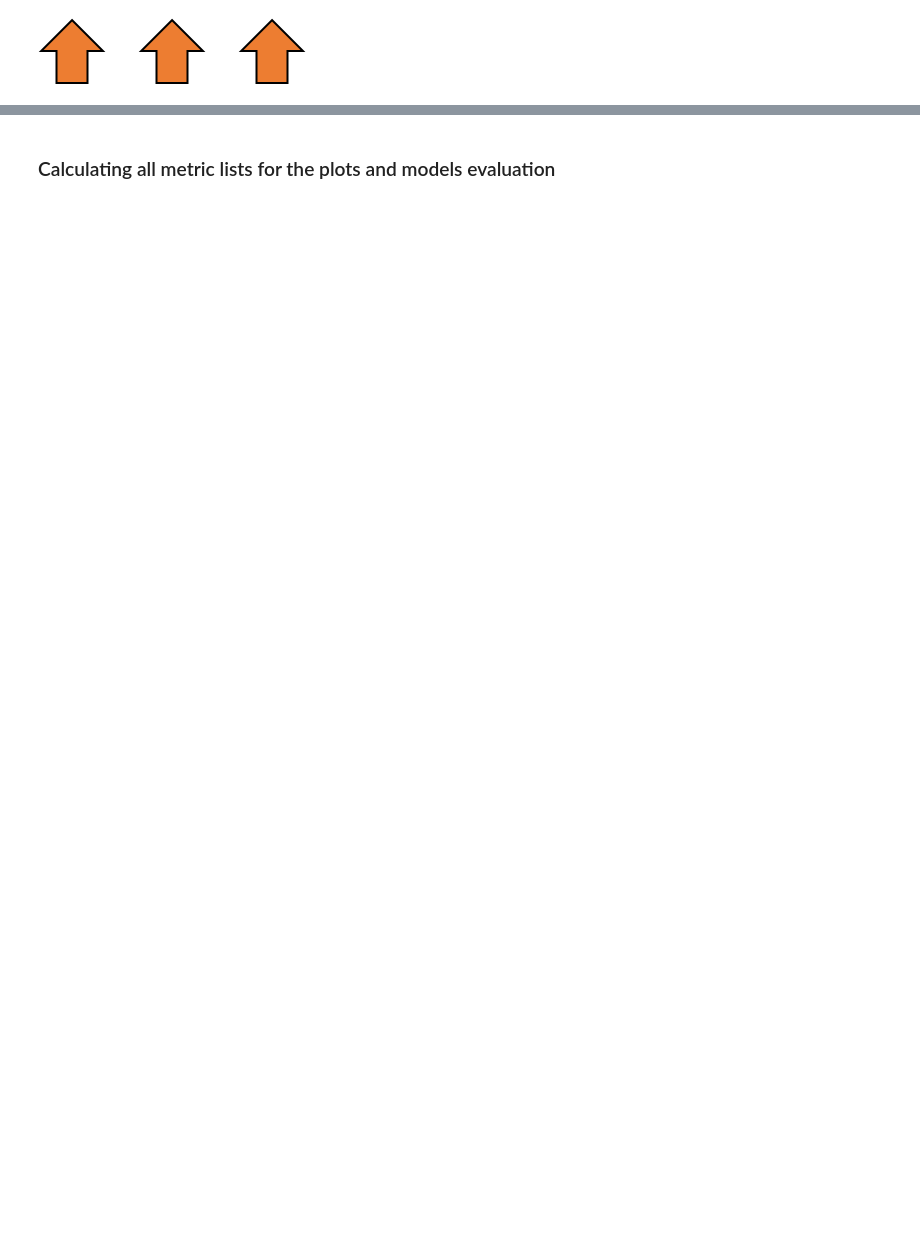
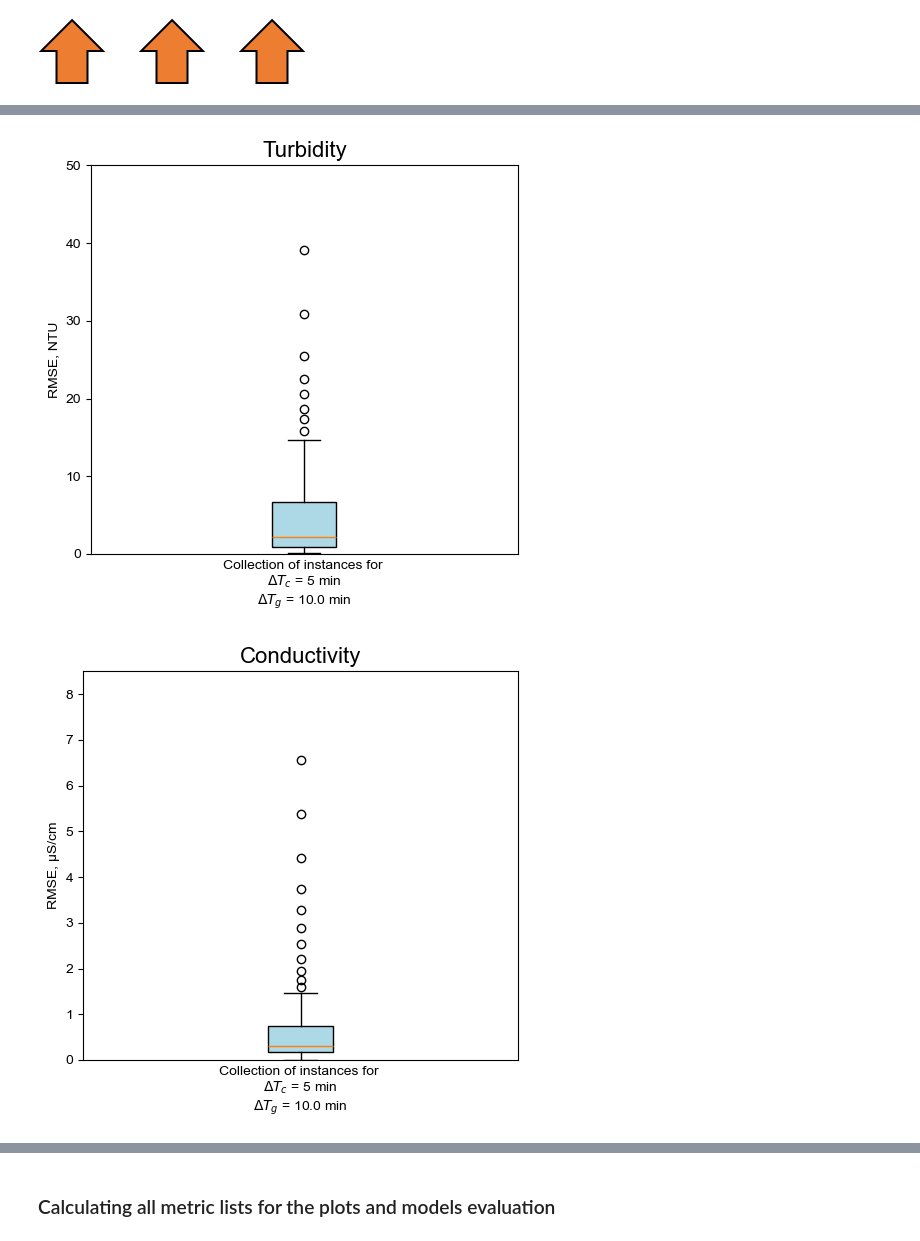
Before and after one commit to n1kraz/imputation-research, a Jupyter notebook: results/results.ipynb, the cells around one changed output, grey strips where cells are left out. Saved outputs shown, nothing was run; the diff lists cells and outputs as text; code cells hidden in the pictures; blank space fills up the shorter version.

```diff
--- a/results/results.ipynb
+++ b/results/results.ipynb
@@ -578,0 +1378,63 @@ range_variance_visual_assessment(20, 60, threshold_range[0][0], parame[0])
+# %%
+def RMSE_ranking_boxplot(lag, gap, param):
+
+
+    # Calculate the number of instances for each event
+    number_of_instances = [
+        (len(multipar_test_dataset_list[eve][predefined_max_lag_size:-(predefined_max_lag_size)]) - 2 * lag) - gap + 1
+        for eve in range(len(multipar_test_dataset_list))
+    ]
+
+    # Gather data across all events
+    eve_inst_array = instance_event_collection(lag, gap, multipar_test_dataset_list, param, base=True)
+
+    # Combine all lists into one
+    combined_data = []
+    for sublist in eve_inst_array:
+        combined_data.extend(sublist)
+
+    # Range between RMSE equivalent of 0 and 100 percent of data thresholds
+    range_variance = clustering_instances_event(combined_data, len(combined_data), (0, 10000))
+    # All values
+    values = np.sort(range_variance[1].reshape(1, len(range_variance[1]))[0])
+    values_grouped = calculate_group_averages(values)
+
+    # Create a figure for the box plot
+    fig, ax = plt.subplots(1, 1, figsize=(5, 5))
+
+
+    ax.set_xlabel(f'Collection of instances for \n$\Delta T_{{c}}$ = {lag} min \n$\Delta T_{{g}}$ = {gap/2} min')
+    if param == 'turb':
+        parameter = 'Turbidity'
+        unit = ', NTU'
+        limit=50
+        # values = turb_RMSE[f'{lag}_{gap}'][0]
+    elif param == 'cond':
+        unit = ', μS/cm'
+        parameter = 'Conductivity'
+        limit=8.5
+        # values = cond_RMSE[f'{lag}_{gap}'][0]
+    elif param == 'pH':
+        unit = ''
+        parameter = 'pH'
+        limit=0.2
+        # values = pH_RMSE[f'{lag}_{gap}'][0]
+    ax.set_ylim(0, limit)
+    ax.set_ylabel(f'RMSE{unit}')
+    ax.set_title(f'{parameter}', fontsize=16)
+    # Plot the box plot
+    ax.boxplot(values_grouped, vert=True, patch_artist=True, boxprops=dict(facecolor='lightblue'))
+
+    # Add labels and title
+    plt.xticks([])
+    # Adjust layout and display the figure
+    plt.tight_layout()
+    plt.show()
+
+
+RMSE_ranking_boxplot(5, 20, parame[0])
+RMSE_ranking_boxplot(5, 20, parame[1])
+RMSE_ranking_boxplot(5, 20, parame[2])
+# %% [output]
+[figure, added]
+[figure, added]
```
Also changed, not shown: parts of 75 cells of this notebook, 2 other files.
